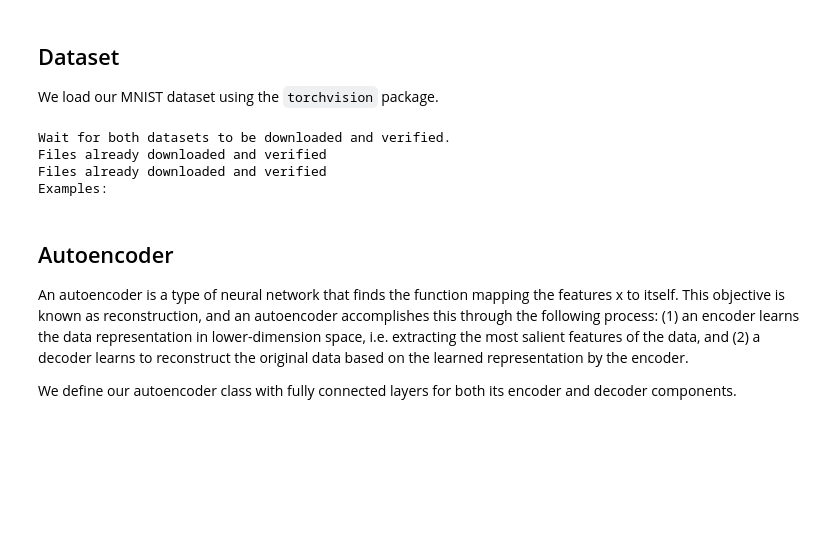
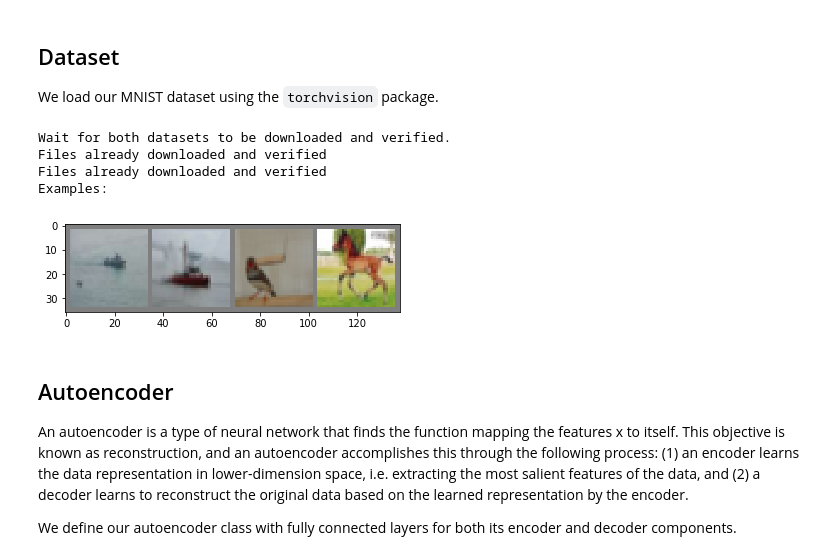
Before and after one commit to PhilipOe1612340/MMR-Autoencoder, a Jupyter notebook: src/autoencoder-pytorch.ipynb, the cells around one changed output. Cells and saved outputs as stored; diff of their text form; code cells hidden in the pictures; blank space fills up the shorter version.

```diff
--- a/src/autoencoder-pytorch.ipynb
+++ b/src/autoencoder-pytorch.ipynb
@@ -32,32 +32,33 @@ from model import *
 from data import *
 from pre_processing import *
 # %%
-batch_size = 1024
+batch_size = 1024 * 4
 dataset = Loader(batch_size=batch_size)
 trainloader = dataset.trainloader
 
 def examples(trainloader):
     # get some random training images
     dataiter = iter(trainloader)
     images, _ = dataiter.next()
 
     # show images
     imshow(torchvision.utils.make_grid(images[:4]))
 
 def imshow(img):
     img = img / 2 + 0.5     # unnormalize
     npimg = img.numpy()
     plt.imshow(np.transpose(npimg, (1, 2, 0)))
     plt.show()
 
 
 print('Examples:')
-# examples(trainloader)
+examples(trainloader)
 # %% [output]
 Wait for both datasets to be downloaded and verified.
 Files already downloaded and verified
 Files already downloaded and verified
 Examples:
+[figure, added]
 # %% [markdown]
 ## Autoencoder
 
```
Also changed, not shown: parts of 7 cells of this notebook, 2 other files.
